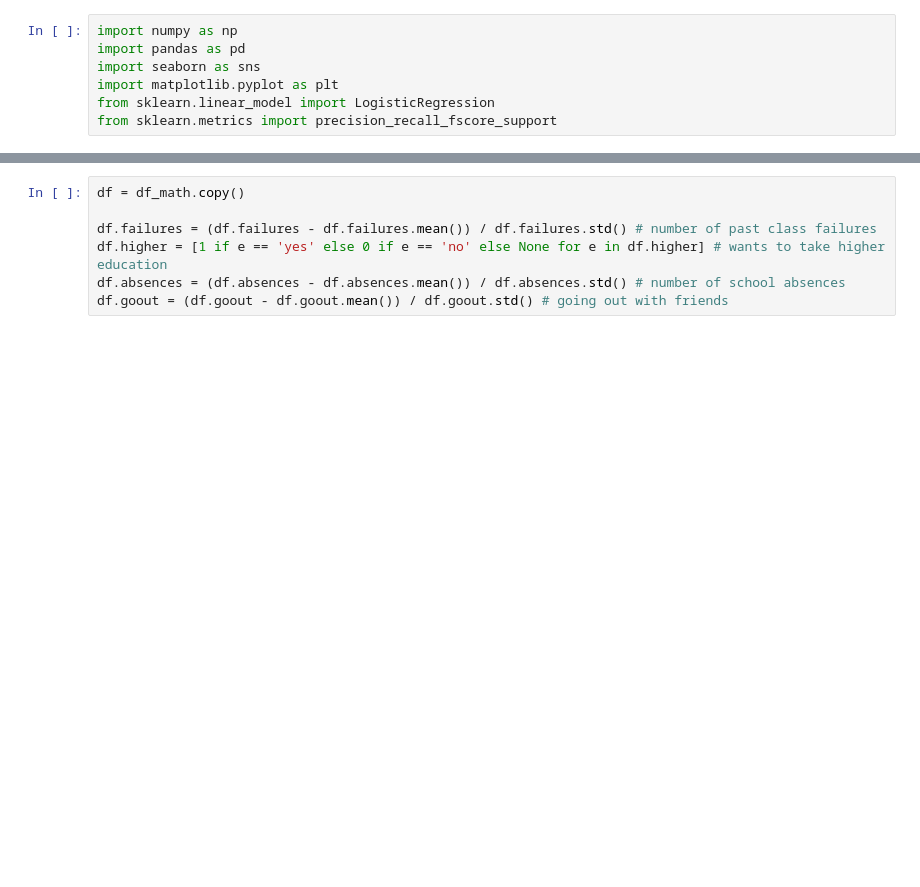
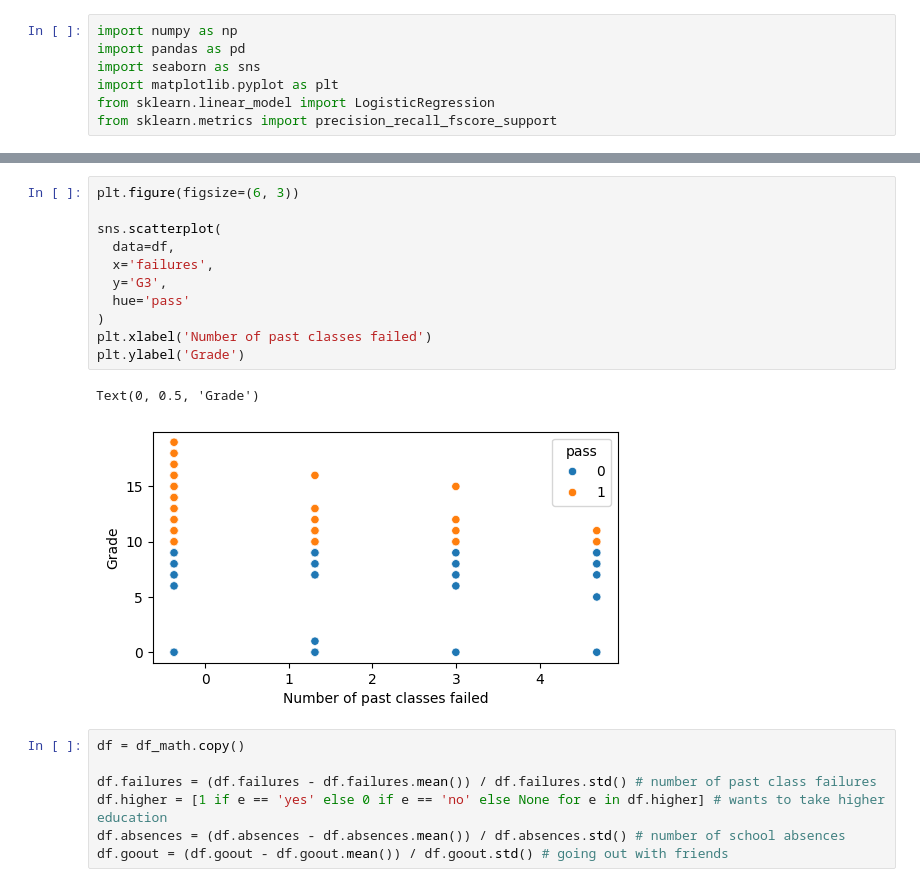
Before and after one commit to n8taylor/cs5830_project7, a Jupyter notebook: project7-hannah.ipynb, the cells around one changed output, grey strips where cells are left out. Saved outputs shown, nothing was run; the diff lists cells and outputs as text; blank space fills up the shorter version.

```diff
--- a/project7-hannah.ipynb
+++ b/project7-hannah.ipynb
@@ -40,3 +107,17 @@ plt.xlabel('Workday Alcohol Consumption')
+# %%
+plt.figure(figsize=(6, 3))
+
+sns.scatterplot(
+  data=df,
+  x='failures',
+  y='G3',
+  hue='pass'
+)
+plt.xlabel('Number of past classes failed')
+plt.ylabel('Grade')
+# %% [output]
+Text(0, 0.5, 'Grade')
+[figure, added]
 # %%
 df = df_math.copy()
 
```
Also changed, not shown: parts of 10 cells of this notebook.
